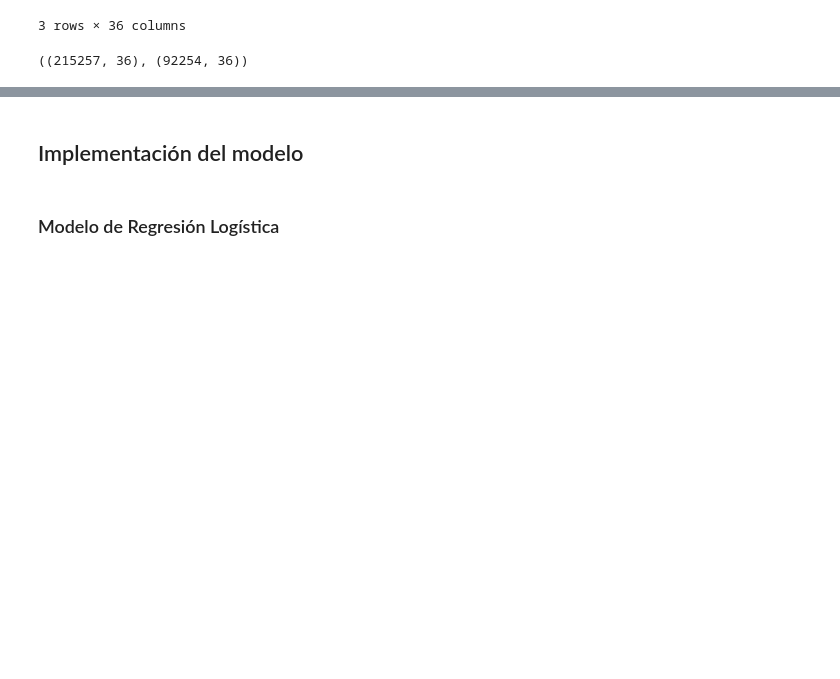
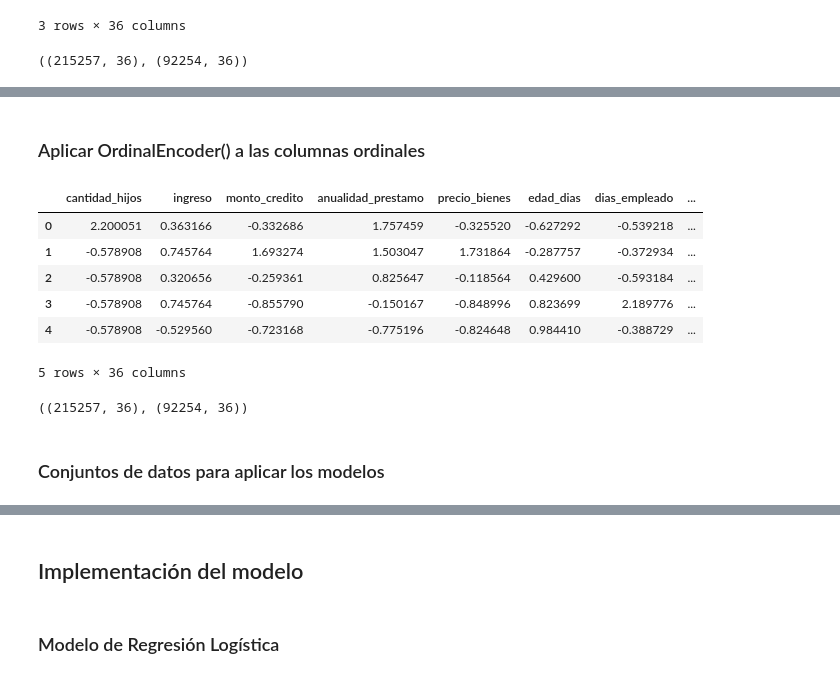
Before and after one commit to JMhuautla/NoCountry-Team-1, a Jupyter notebook: machine_learning/Modelo_ML.ipynb, the cells around one changed output, grey strips where cells are left out. Saved outputs shown, nothing was run; the diff lists cells and outputs as text; code cells hidden in the pictures; blank space fills up the shorter version.

Commit message:
Model performance increased

```diff
--- a/division de columnas por tratamiento.ipynb
+++ b/machine_learning/Modelo_ML.ipynb
@@ -96,7 +105,7 @@ numerical_x = ['cantidad_hijos', 'ingreso', 'monto_credito', 'anualidad_prestamo
                 'cantidad_miembros_familia']
 
 # Columnas ordinales: columnas cuyos valores dependen del orden.
-ordinal_x = ['nivel_estudio', 'calificacion_region_cliente', 'calificacion_region_cliente_ciudad']
+ord_x = ['nivel_estudio', 'calificacion_region_cliente', 'calificacion_region_cliente_ciudad']
 
 # Lista de variables dicotómicas
 dichotomic_x = ['genero', 'prop_auto', 'prop_inmueble', 'tiene_celular', 'telefono_empleo', 'telefono_trabajo', 'atiende_celular', 'telefono_casa','email',
@@ -107,7 +116,7 @@ dichotomic_x = ['genero', 'prop_auto', 'prop_inmueble', 'tiene_celular', 'telefo
 categorical_x = ['tipo_pago', 'tipo_acompañante', 'tipo_ingreso', 'estado_civil', 'tipo_vivienda', 'profesion', 'dia_semana_solicitud', 'tipo_organizacion']
 
 # Corroborar que están todas las columnas: deben ser 36
-len(numerical_x) + len(ordinal_x) + len(dichotomic_x) + len(categorical_x)
+len(numerical_x) + len(ord_x) + len(dichotomic_x) + len(categorical_x)
 # %% [output]
 36
 # %% [markdown]
@@ -364,4 +388,23 @@ ordinal_x_test = pd.DataFrame(ordinal.transform(x_test[cat_x]), columns = cat_x)
+# %% [markdown]
+### Aplicar OrdinalEncoder() a las columnas ordinales
 # %%
-# COncatenar los dataframes a donde pertenecen.
-x_train_processed = pd.concat([x_train_ohe.drop(columns = cat_x).reset_index(drop=True), ordinal_x], axis=1)
-x_test_processed = pd.concat([x_test_ohe.drop(columns = cat_x).reset_index(drop=True), ordinal_x_test], axis=1)
+ordinalb = OrdinalEncoder()
+
+ordinal_x_b = pd.DataFrame(ordinalb.fit_transform(x_train_mean_e[ord_x]), columns = ord_x)
+ordinal_x_test_b = pd.DataFrame(ordinalb.transform(x_test_mean_e[ord_x]), columns = ord_x)
+# Concatenar los dataframes a donde pertenecen.
+x_train_completed = pd.concat([x_train_mean_e.drop(columns = ord_x).reset_index(drop=True), ordinal_x_b], axis=1)
+x_test_completed = pd.concat([x_test_mean_e.drop(columns = ord_x).reset_index(drop=True), ordinal_x_test_b], axis=1)
+x_test_completed.head()
+# %% [output]
+|  | cantidad_hijos | ingreso | monto_credito | anualidad_prestamo | precio_bienes | edad_dias | dias_empleado | ... |
+| 0 | 2.200051 | 0.363166 | -0.332686 | 1.757459 | -0.325520 | -0.627292 | -0.539218 | ... |
+| 1 | -0.578908 | 0.745764 | 1.693274 | 1.503047 | 1.731864 | -0.287757 | -0.372934 | ... |
+| 2 | -0.578908 | 0.320656 | -0.259361 | 0.825647 | -0.118564 | 0.429600 | -0.593184 | ... |
+| 3 | -0.578908 | 0.745764 | -0.855790 | -0.150167 | -0.848996 | 0.823699 | 2.189776 | ... |
+| 4 | -0.578908 | -0.529560 | -0.723168 | -0.775196 | -0.824648 | 0.984410 | -0.388729 | ... |
+5 rows × 36 columns
+# %%
+x_train_completed.shape, x_test_completed.shape
+# %% [output]
+((215257, 36), (92254, 36))
@@ -367,0 +419,2 @@ x_test_processed = pd.concat([x_test_ohe.drop(columns = cat_x).reset_index(drop=
+# %% [markdown]
+### Conjuntos de datos para aplicar los modelos
```
Also changed, not shown: parts of 36 cells of this notebook, 1 other file.
